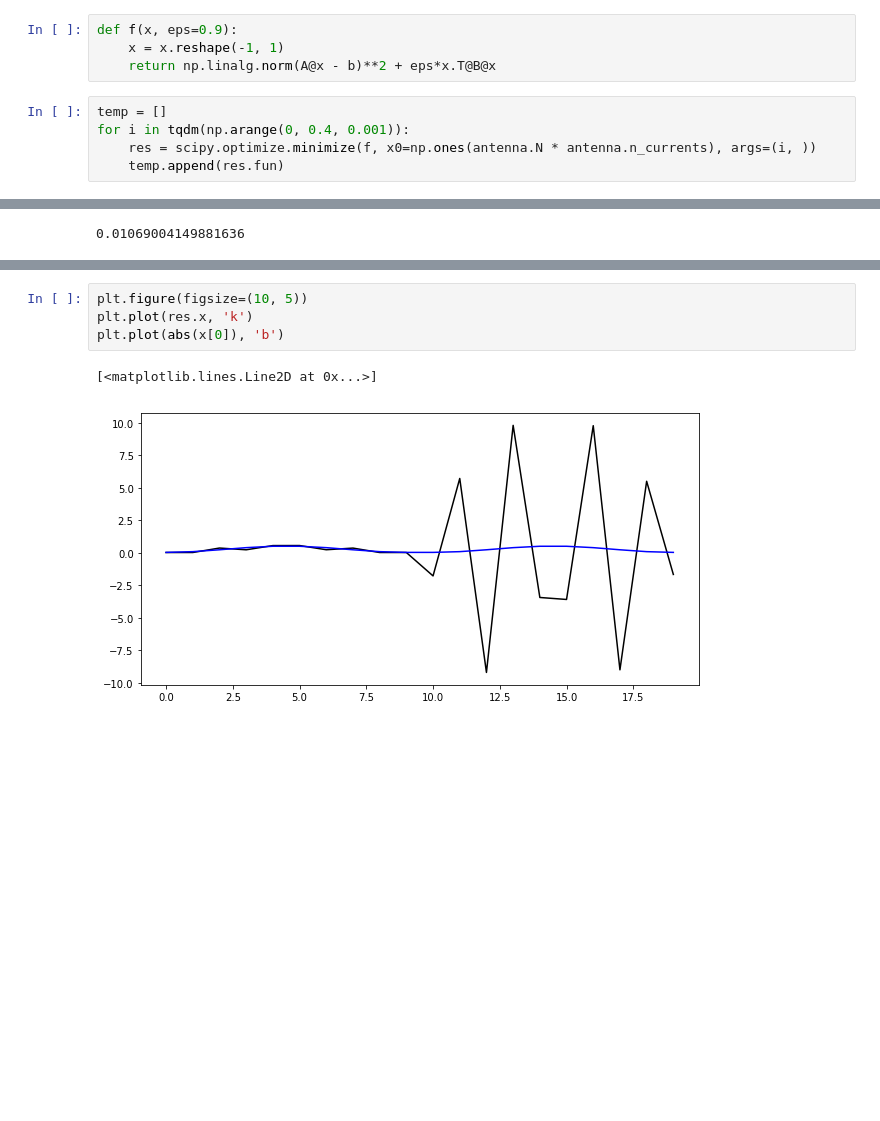
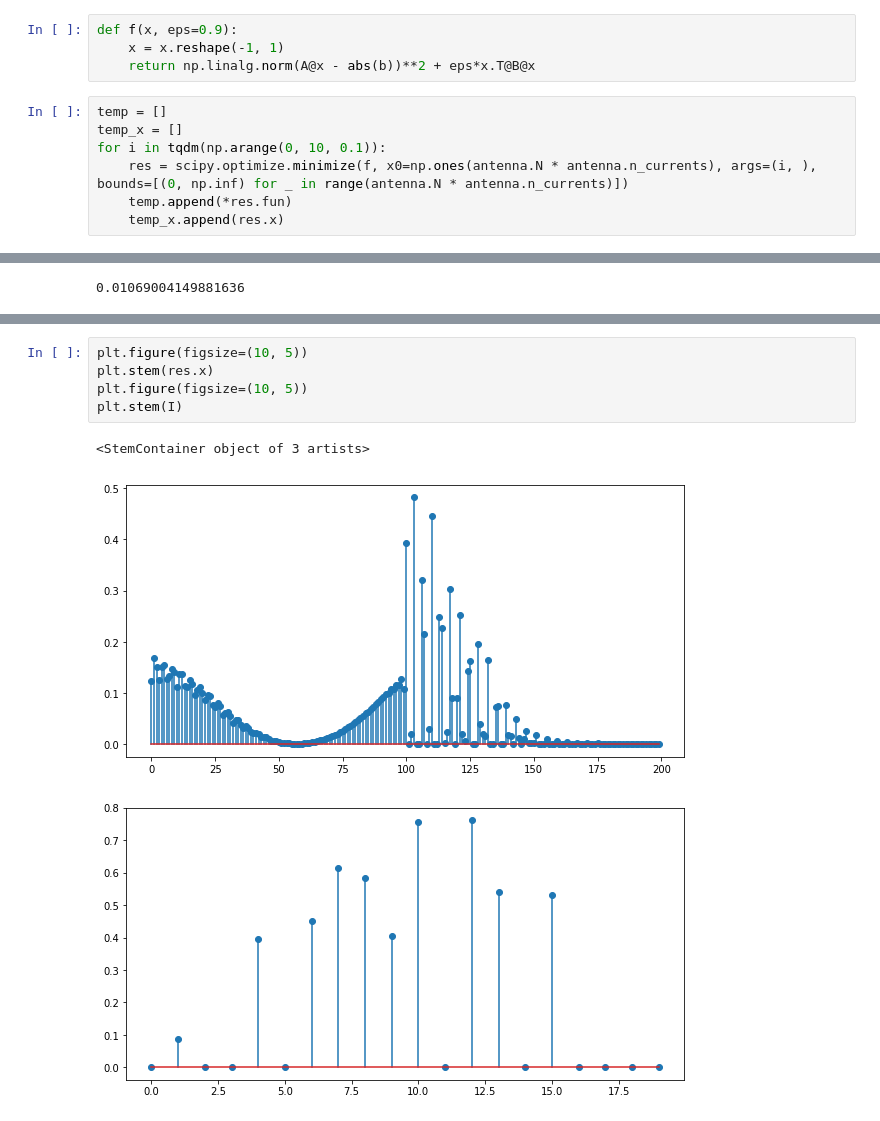
Before and after one commit to SIakovlev/Multifrequency-Antenna-Optimisation, a Jupyter notebook: notebooks/geometrical_structure.ipynb, the cells around one changed output, grey strips where cells are left out. Saved outputs shown, nothing was run; the diff lists cells and outputs as text; blank space fills up the shorter version.

```diff
--- a/notebooks/geometrical_structure.ipynb
+++ b/notebooks/geometrical_structure.ipynb
@@ -64,9 +64,11 @@ B = np.block([[0*np.eye(100), np.eye(100)], [np.eye(100), 0*np.eye(100)]])
 # %%
 def f(x, eps=0.9):
     x = x.reshape(-1, 1)
-    return np.linalg.norm(A@x - b)**2 + eps*x.T@B@x
+    return np.linalg.norm(A@x - abs(b))**2 + eps*x.T@B@x
 # %%
 temp = []
-for i in tqdm(np.arange(0, 0.4, 0.001)):
-    res = scipy.optimize.minimize(f, x0=np.ones(antenna.N * antenna.n_currents), args=(i, ))
-    temp.append(res.fun)
+temp_x = []
+for i in tqdm(np.arange(0, 10, 0.1)):
+    res = scipy.optimize.minimize(f, x0=np.ones(antenna.N * antenna.n_currents), args=(i, ), bounds=[(0, np.inf) for _ in range(antenna.N * antenna.n_currents)])
+    temp.append(*res.fun)
+    temp_x.append(res.x)
@@ -86,7 +87,9 @@ plt.grid(True)
 # %%
 plt.figure(figsize=(10, 5))
-plt.plot(res.x, 'k')
-plt.plot(abs(x[0]), 'b')
+plt.stem(res.x)
+plt.figure(figsize=(10, 5))
+plt.stem(I)
 # %% [output]
-[<matplotlib.lines.Line2D at 0x...>]
+<StemContainer object of 3 artists>
-[figure, old version]
+[figure, new version]
+[figure, added]
```
Also changed, not shown: parts of 7 cells of this notebook.
